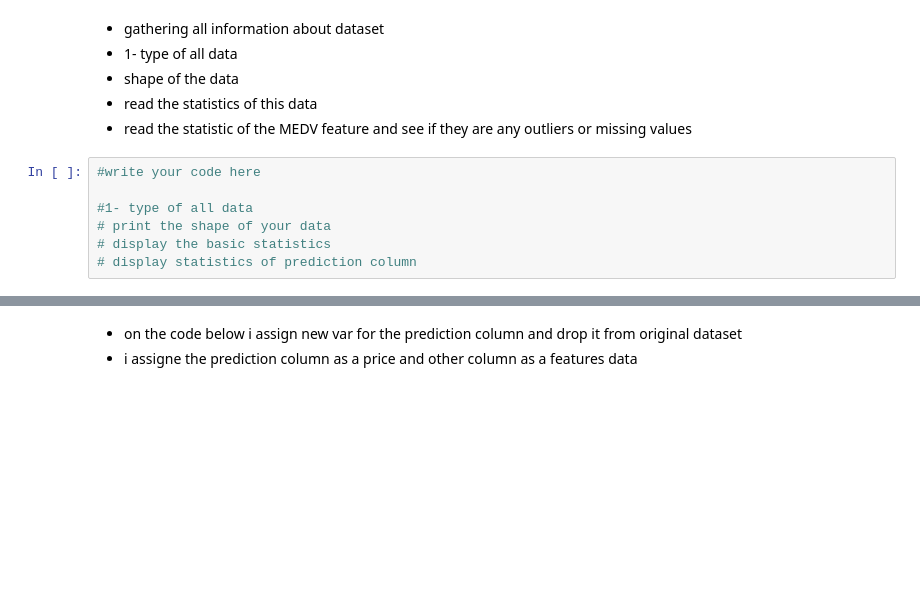
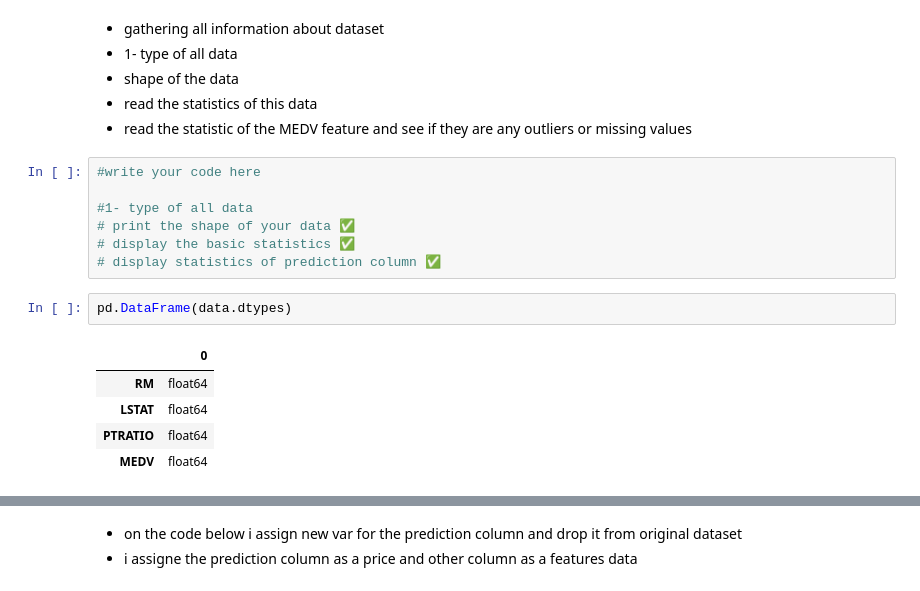
Before and after one commit to MohamedAbdeenM7/DEPI, a Jupyter notebook: machine_learning/sessions/week_9/boston_housing.ipynb, the cells around one changed output, grey strips where cells are left out. Cells and saved outputs as stored; diff of their text form; blank space fills up the shorter version.

```diff
--- a/machine_learning/sessions/week_9/boston_housing.ipynb
+++ b/machine_learning/sessions/week_9/boston_housing.ipynb
@@ -31,6 +30,14 @@ data = pd.read_csv('housing.csv')
 #write your code here
 
 #1- type of all data
-# print the shape of your data
-# display the basic statistics
-# display statistics of prediction column
+# print the shape of your data ✅
+# display the basic statistics ✅
+# display statistics of prediction column ✅
+# %%
+pd.DataFrame(data.dtypes)
+# %% [output]
+|  | 0 |
+| RM | float64 |
+| LSTAT | float64 |
+| PTRATIO | float64 |
+| MEDV | float64 |
```
Also changed, not shown: parts of 15 cells of this notebook.
